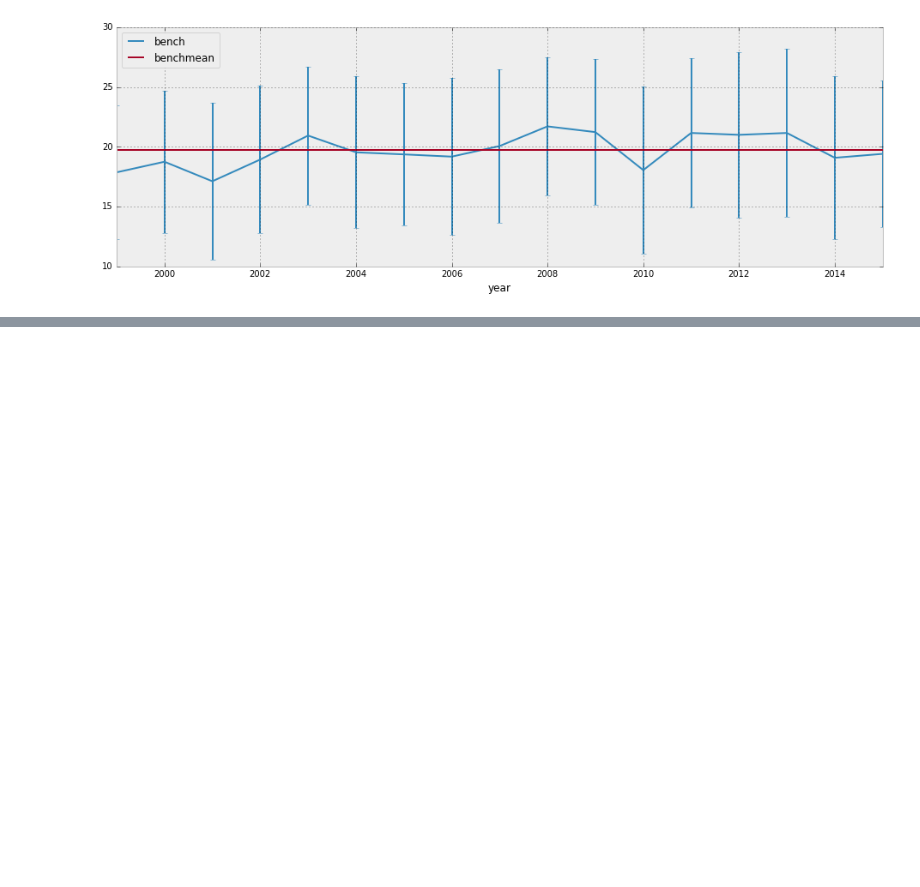
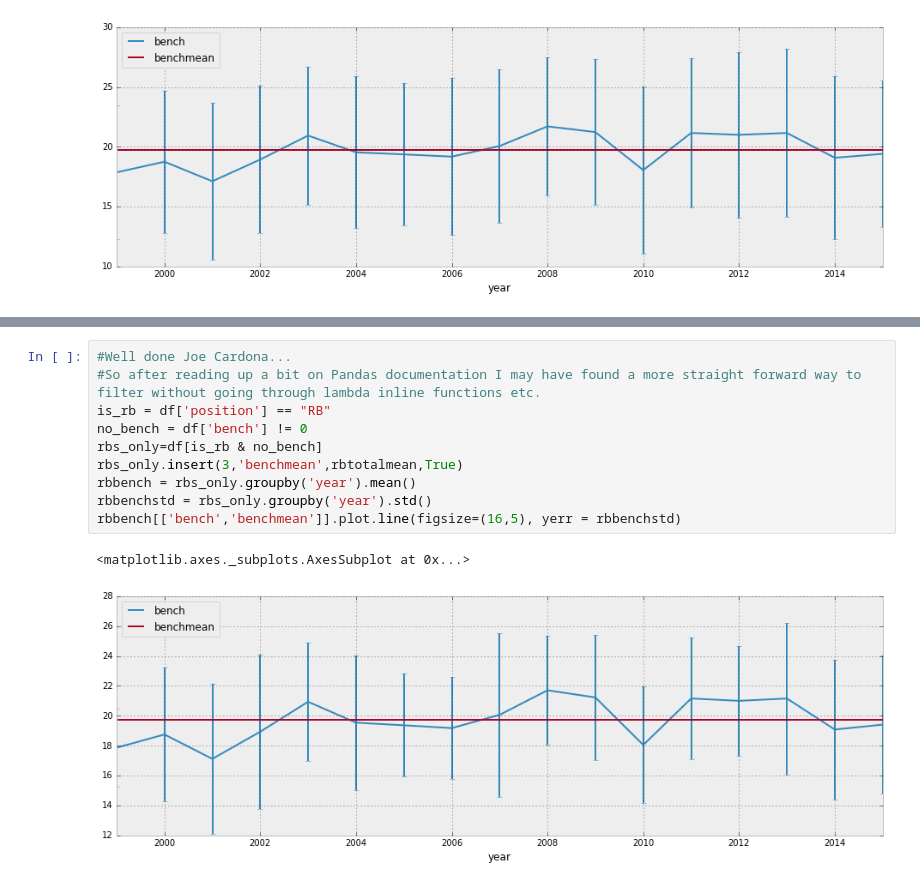
Before and after one commit to seanlugosi/pandas-play, a Jupyter notebook: NFLCombine9915.ipynb, the cells around one changed output, grey strips where cells are left out. Cells and saved outputs as stored; diff of their text form; blank space fills up the shorter version.

```diff
--- a/NFLCombine9915.ipynb
+++ b/NFLCombine9915.ipynb
@@ -189,0 +210,13 @@ benchreplacesorted[['bench','benchmean']].plot.line(figsize=(16,5),yerr=benchrep
+# %%
+#Well done Joe Cardona...
+#So after reading up a bit on Pandas documentation I may have found a more straight forward way to filter without going through lambda inline functions etc.
+is_rb = df['position'] == "RB"
+no_bench = df['bench'] != 0
+rbs_only=df[is_rb & no_bench]
+rbs_only.insert(3,'benchmean',rbtotalmean,True)
+rbbench = rbs_only.groupby('year').mean()
+rbbenchstd = rbs_only.groupby('year').std()
+rbbench[['bench','benchmean']].plot.line(figsize=(16,5), yerr = rbbenchstd)
+# %% [output]
+<matplotlib.axes._subplots.AxesSubplot at 0x...>
+[figure, added]
```
Also changed, not shown: parts of 7 cells of this notebook.
